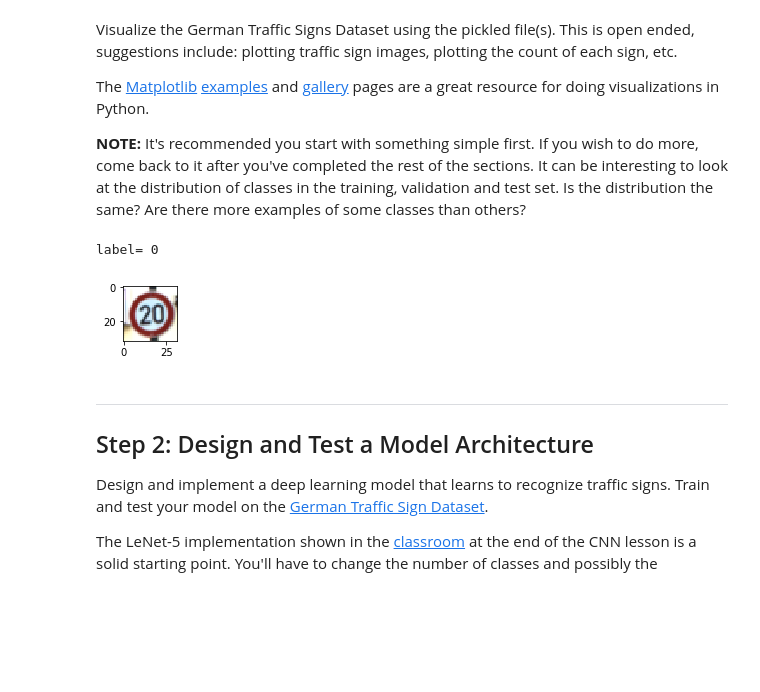
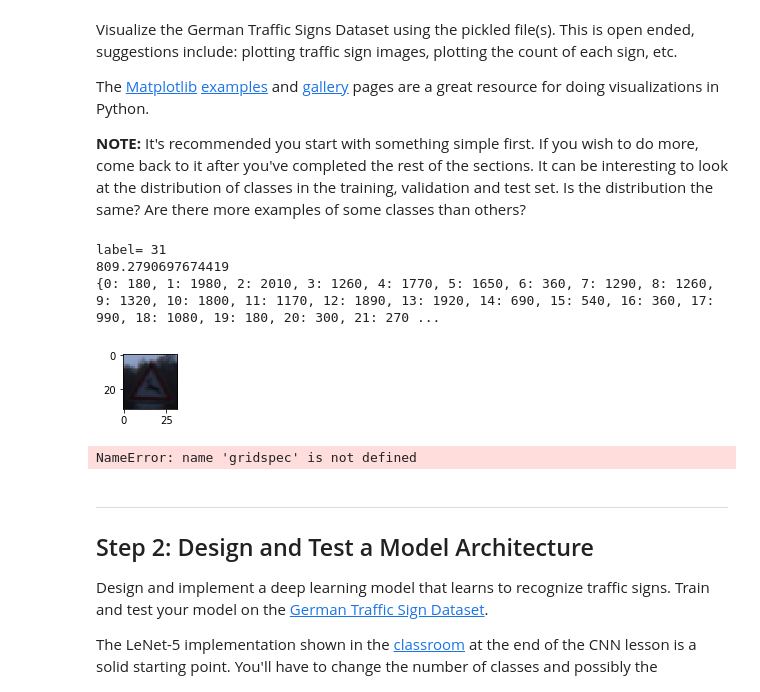
Before and after one commit to topgoonr/CarND-Traffic-Sign-Classifier-Project, a Jupyter notebook: Traffic_Sign_Classifier.ipynb, the cells around one changed output. Cells and saved outputs as stored; diff of their text form; code cells hidden in the pictures; blank space fills up the shorter version.

```diff
--- a/Traffic_Sign_Classifier.ipynb
+++ b/Traffic_Sign_Classifier.ipynb
@@ -95,21 +95,40 @@ The [Matplotlib](http://matplotlib.org/) [examples](http://matplotlib.org/exampl
 # %%
 ### Data exploration visualization code goes here.
 ### Feel free to use as many code cells as needed.
 import matplotlib.pyplot as plt
 import random
 # Visualizations will be shown in the notebook.
 %matplotlib inline
 
 index = random.randint(0, n_train)
 image = train['features'][index].squeeze()
 
 
 plt.figure(figsize=(1,1))
 plt.imshow(image)
 #print(train['features'][index])
 print('label=', train['labels'][index])
 
 ## normalize
+count = {}
+for i in range(n_classes):
+    count[i] = 0
+for i in range(n_train):
+    key = train['labels'][i]
+    count[key] += 1
+
+print(n_train/n_classes)  ## --> get the mean count
+## add training data to the ones that are under
+print(count)
+## as is evident there is a clear imbalance in the training set. It is not equal distribution.
+## Adding more training data essential here.
+
+## trying to show a histogram - not working
+k = np.arange(len(count))
+#plt.bar(k, count.values())
+#plt.show()
 # %% [output]
-label= 0
+label= 31
+809.2790697674419
+{0: 180, 1: 1980, 2: 2010, 3: 1260, 4: 1770, 5: 1650, 6: 360, 7: 1290, 8: 1260, 9: 1320, 10: 1800, 11: 1170, 12: 1890, 13: 1920, 14: 690, 15: 540, 16: 360, 17: 990, 18: 1080, 19: 180, 20: 300, 21: 270 ...
-[figure, old version]
+[figure, new version]
@@ -123,3 +135,51 @@ label= 0
+# %%
+import cv2
+import matplotlib.gridspec as gridspec
+## to add to the training set by creating jittered versions of the training
+## and expanding upon the training set.
+
+## refer to this paper: http://yann.lecun.com/exdb/publis/pdf/sermanet-ijcnn-11.pdf
+
+## PRE-PROCESSING
+
+## transformation  courtesy https://github.com/vxy10/ImageAugmentation
+## the author's blog is here: https://chatbotslife.com/german-sign-classification-using-deep-learning-neural-networks-98-8-solution-d05656bf51ad
+## as recommended by Subodh Malgonde in the forum:
+
+## angular transformation: [-15, 15] as described in LeCun's paper
+
+
+
+rows,cols,ch = image.shape
+
+def rotate_image(image, ang_range):
+    ang_range = 30
+    #print('ang_range=', ang_range)
+    ang_rot = np.random.uniform(ang_range)-ang_range/2
+    #print(ang_rot)
+    Rot_M = cv2.getRotationMatrix2D((cols/2,rows/2),ang_rot,1)
+    rotated_image = cv2.warpAffine(image,Rot_M,(cols,rows))
+    return rotated_image
+
+#plt.imshow(image);
+#plt.imshow(rotated_image);
+#plt.axis('off');
+
+gs1 = gridspec.GridSpec(10, 10)
+gs1.update(wspace=0.01, hspace=0.02) # set the spacing between axes.
+plt.figure(figsize=(12,12))
+for i in range(100):
+    ax1 = plt.subplot(gs1[i])
+    ax1.set_xticklabels([])
+    ax1.set_yticklabels([])
+    ax1.set_aspect('equal')
+    img = rotate_image(image, 30)
+
+    plt.subplot(10,10,i+1)
+    plt.imshow(img)
+    plt.axis('off')
+# %% [output]
+NameError: name 'gridspec' is not defined
 # %% [markdown]
 ----
 
```
Also changed, not shown: parts of 1 cell of this notebook.
